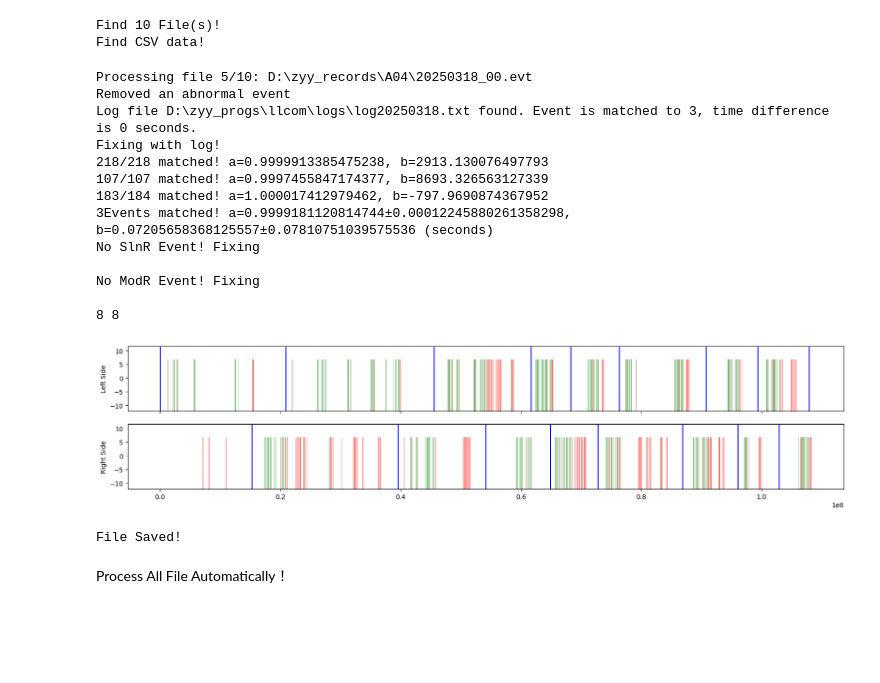
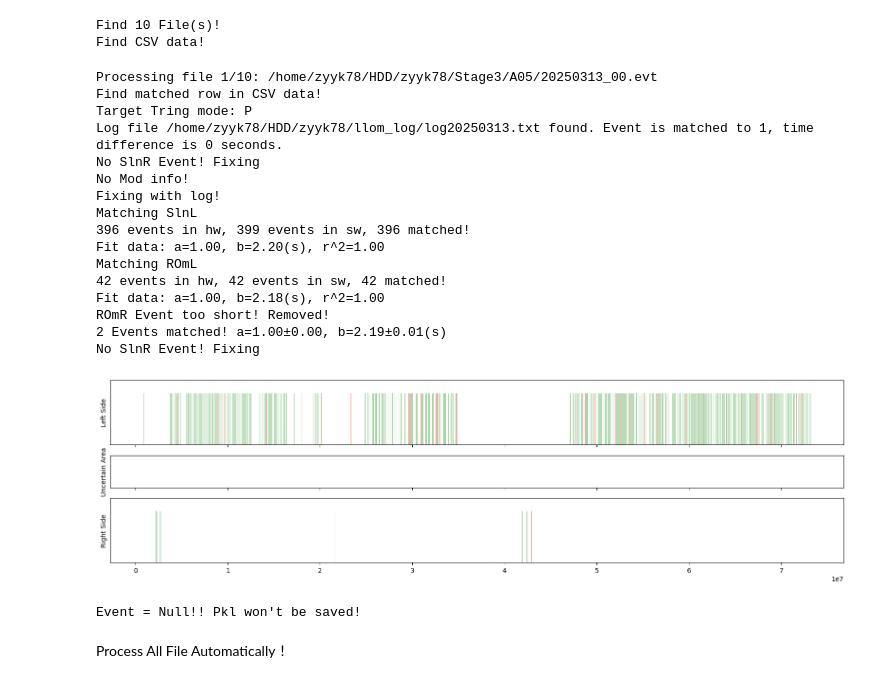
Before and after one commit to zyyk78/Beh_Ana, a Jupyter notebook: Process.ipynb, the cells around one changed output. Cells and saved outputs as stored; diff of their text form; code cells hidden in the pictures; blank space fills up the shorter version.

```diff
--- a/Process.ipynb
+++ b/Process.ipynb
@@ -1,11 +1,17 @@
+# %%
+dir = r'/home/zyyk78/HDD/zyyk78/Stage3/A05'
+log_dir=r'/home/zyyk78/HDD/zyyk78/llom_log'
 # %%
+#初始化
 import os
 import fixing
 from ParseEvent import ParseEvent
 import pickle
 import pandas as pd
-dir = r'D:\zyy_records\A04'
-log_dir=r'D:\zyy_progs\llcom\logs'
+import warnings
+warnings.simplefilter(action='ignore', category=FutureWarning)
+
+
 def find_evt_files_without_pkl(dir=str):
     evt_files_without_pkl = []
     for root, dirs, files in os.walk(dir):
@@ -19,14 +25,15 @@ def find_evt_files_without_pkl(dir=str):
     return evt_files_without_pkl
 
 Paths = find_evt_files_without_pkl(dir)
-count=4
+count=0
 Event=None
 if(len(Paths)==0):
     print('No evt to be processed!\n')
 else:
     print('Find '+str(len(Paths))+' File(s)!')
-delta1=26000
-delta2=39000
+
+delta1=25000
+delta2=10000
 df = pd.DataFrame()
 if os.path.exists(os.path.join(dir,"README.xlsx")):
     df = pd.read_excel(os.path.join(dir,"README.xlsx"),sheet_name='Sheet1',header=None) .iloc[2:,:]
@@ -35,7 +42,7 @@ if os.path.exists(os.path.join(dir,"README.xlsx")):
 Find 10 File(s)!
 Find CSV data!
 # %%
-# You can edit data here
+# You can view and edit data here
 if (count < len(Paths)):
     print('Processing file '+str(count+1)+'/'+str(len(Paths))+': '+Paths[count])
     Event=ParseEvent(Paths[count])
@@ -45,52 +52,65 @@ if (count < len(Paths)):
     matched_row=pd.DataFrame
     if not df.empty:
         matched_row = df[df[0]==int(target_date)]
-    fixing.fixing(Event,26000,39000,log_file,matched_row)
+        print('Find matched row in CSV data!')
+        print(f'Target Tring mode: {matched_row.iloc[0,2]}')
+    Event,log_Event=fixing.fixing(Event,26000,39000,log_file,matched_row)
 else:
     print('All Finished!\n')
 # %% [output]
-Processing file 5/10: D:\zyy_records\A04\20250318_00.evt
-Removed an abnormal event
-Log file D:\zyy_progs\llcom\logs\log20250318.txt found. Event is matched to 3, time difference is 0 seconds.
+Processing file 1/10: /home/zyyk78/HDD/zyyk78/Stage3/A05/20250313_00.evt
+Find matched row in CSV data!
+Target Tring mode: P
+Log file /home/zyyk78/HDD/zyyk78/llom_log/log20250313.txt found. Event is matched to 1, time difference is 0 seconds.
+No SlnR Event! Fixing
+No Mod info!
 Fixing with log!
-218/218 matched! a=0.9999913385475238, b=2913.130076497793
-107/107 matched! a=0.9997455847174377, b=8693.326563127339
-183/184 matched! a=1.000017412979462, b=-797.9690874367952
-3Events matched! a=0.9999181120814744±0.00012245880261358298, b=0.07205658368125557±0.07810751039575536 (seconds)
+Matching SlnL
+396 events in hw, 399 events in sw, 396 matched!
+Fit data: a=1.00, b=2.20(s), r^2=1.00
+Matching ROmL
+42 events in hw, 42 events in sw, 42 matched!
+Fit data: a=1.00, b=2.18(s), r^2=1.00
+ROmR Event too short! Removed!
+2 Events matched! a=1.00±0.00, b=2.19±0.01(s)
 No SlnR Event! Fixing
-
-No ModR Event! Fixing
-
-8 8
 # %%
 import seaborn as sns
 import matplotlib.pyplot as plt
 
-fig, (ax1, ax2) = plt.subplots(2, 1, figsize=(20, 4),
-                                   gridspec_kw={'height_ratios': [1, 1]},sharex=True,)
+fig, (ax1, ax1_5, ax2) = plt.subplots(3, 1, figsize=(20, 5),
+                                   gridspec_kw={'height_ratios': [2 , 1 , 2]},sharex=True,)
 sns.rugplot(Event['SlnL']['Time_S'] , ax=ax1, height=0.8, linewidth=0.5, color='green',alpha=0.5)
 sns.rugplot(Event['SlnR']['Time_S'] , ax=ax2, height=0.8, linewidth=0.5, color='green',alpha=0.5)
 sns.rugplot(Event['ROmL']['Time_S'] , ax=ax1, height=0.8, linewidth=0.5, color='red',alpha=0.5)
 sns.rugplot(Event['ROmR']['Time_S'] , ax=ax2, height=0.8, linewidth=0.5, color='red',alpha=0.5)
 sns.rugplot(Event['ModL']['Time_S'] , ax=ax1, height=1, linewidth=1.5, color='blue')
 sns.rugplot(Event['ModR']['Time_S'] , ax=ax2, height=1, linewidth=1.5, color='blue')
+
+if 'Blackhole' in Event:
+    for i in range(len(Event['Blackhole']['Time_S'])):
+        ax1_5.fill_betweenx(y=[-0.5, 0.5], x1 = Event['Blackhole']['Time_S'][i], x2=Event['Blackhole']['Time_E'][i],color='red')
+ax1.set_yticks([])
 ax1.set_ylabel('Left Side')
+ax2.set_yticks([])
 ax2.set_ylabel('Right Side')
+ax1_5.set_yticks([])
+ax1_5.set_ylabel('Uncertain Area')
 plt.show()
 # %% [output]
-[figure, old version]
+[figure, new version]
 # %%
 if (Event != None):
     pkl_path=os.path.splitext(Paths[count])[0] + '.pkl'
     with open(pkl_path,"wb") as pkl_f:
         pickle.dump(Event,pkl_f)
         Event=None
-    print('File Saved!\n')
+    print('File Saved to: '+pkl_path)
 else:
     print('Event = Null!! Pkl won\'t be saved!')
 count += 1
 # %% [output]
-File Saved!
+Event = Null!! Pkl won't be saved!
 # %% [markdown]
 Process All File Automatically！
 # %%
```
Also changed, not shown: parts of 2 cells of this notebook, 2 other files.
